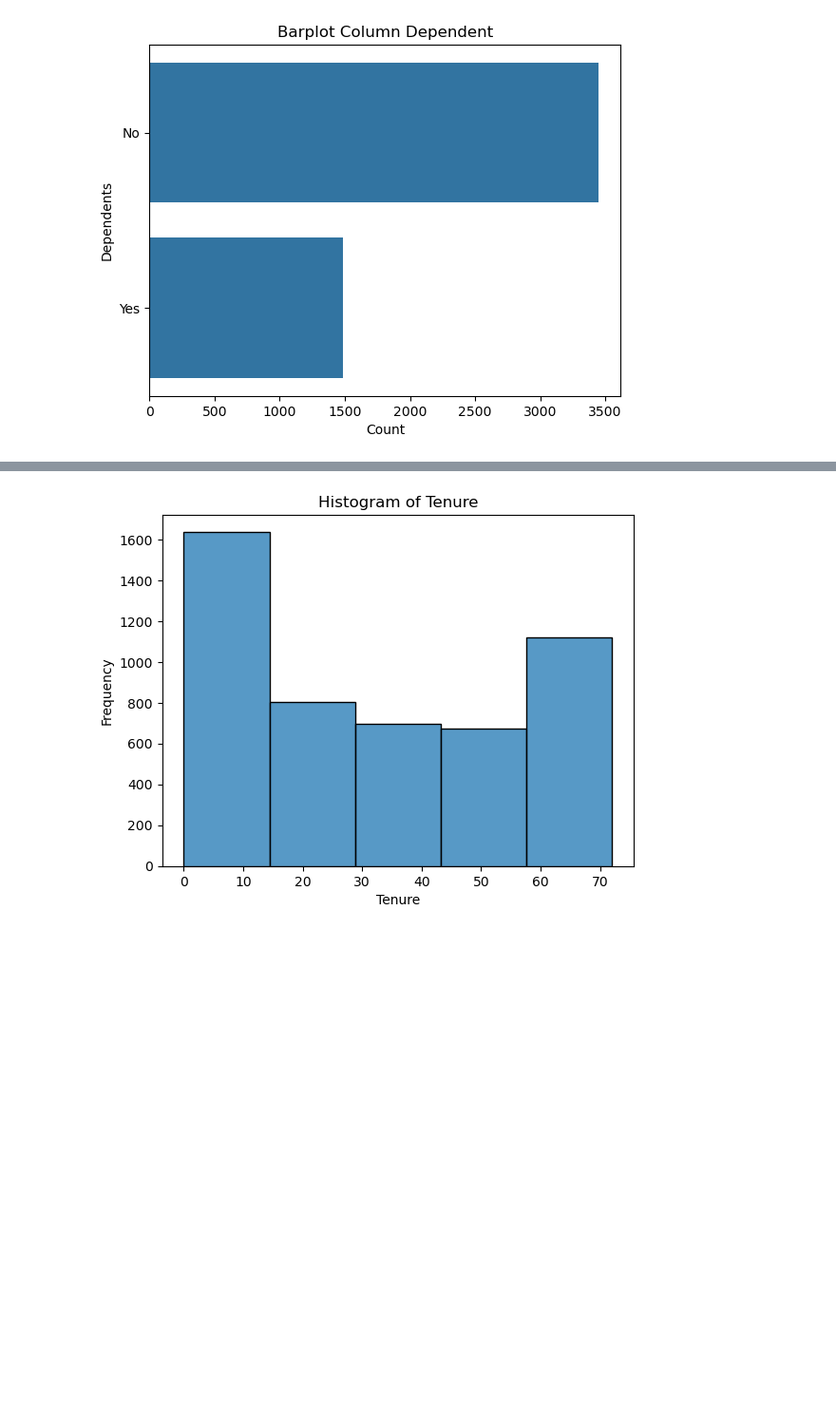
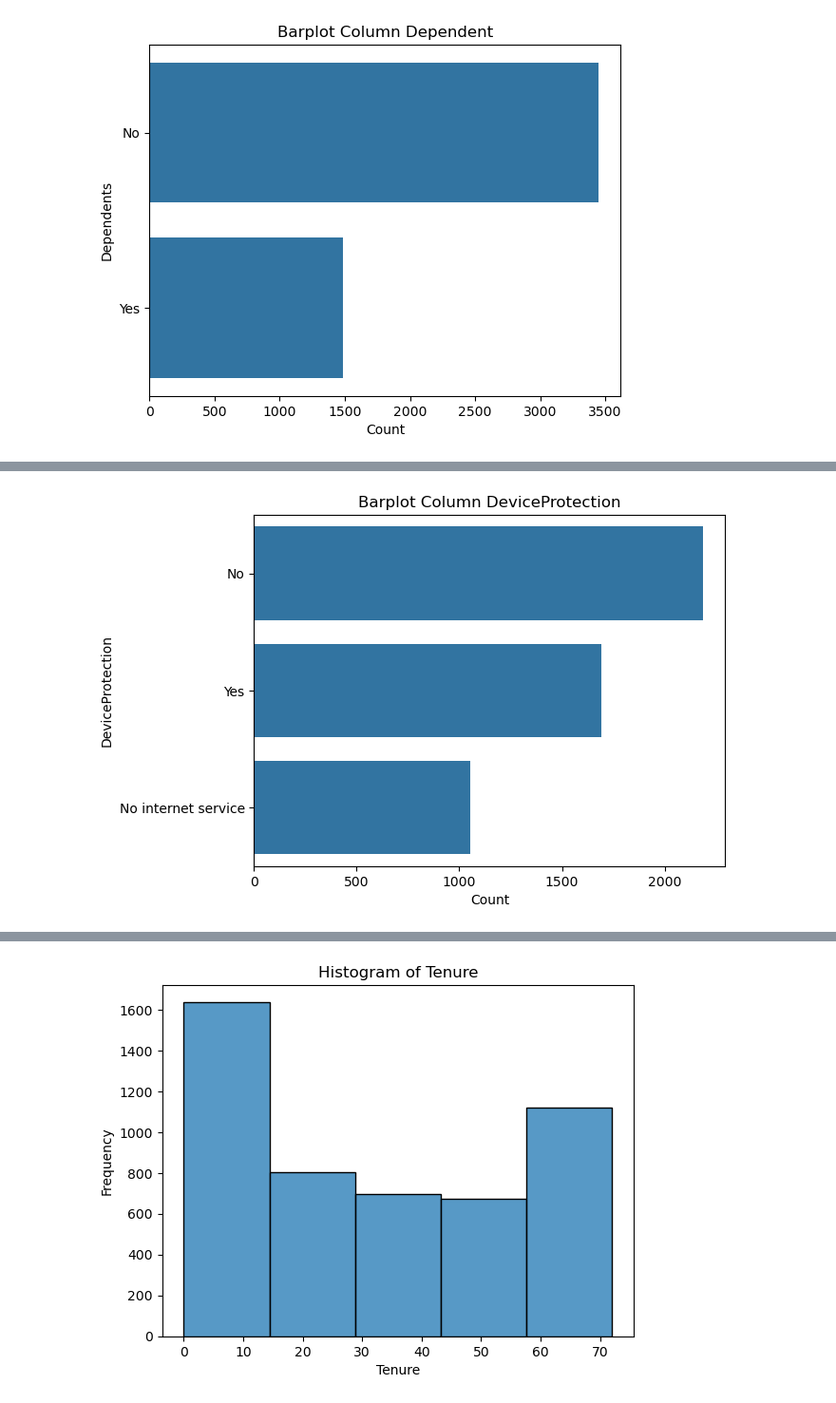
Before and after one commit to fahdmuchammad/Capstone-3-Purwadhika-Machine-learning, a Jupyter notebook: Capstone_3_Muchammad Fahd_Telco.ipynb, the cells around one changed output, grey strips where cells are left out. Shown at 95% size. Saved outputs shown, nothing was run; the diff lists cells and outputs as text; code cells hidden in the pictures; blank space fills up the shorter version.

```diff
--- a/Capstone_3_Muchammad Fahd_Telco.ipynb
+++ b/Capstone_3_Muchammad Fahd_Telco.ipynb
@@ -119,0 +150,10 @@ plt.show()
+# %%
+protect_counts = df['DeviceProtection'].value_counts().reset_index()
+protect_counts.columns = ['DeviceProtection', 'Count']
+
+# Create a horizontal bar plot
+sns.barplot(x='Count', y='DeviceProtection', data=protect_counts)
+plt.title('Barplot Column DeviceProtection')
+plt.show()
+# %% [output]
+[figure, added]
```
Also changed, not shown: parts of 7 cells of this notebook.
